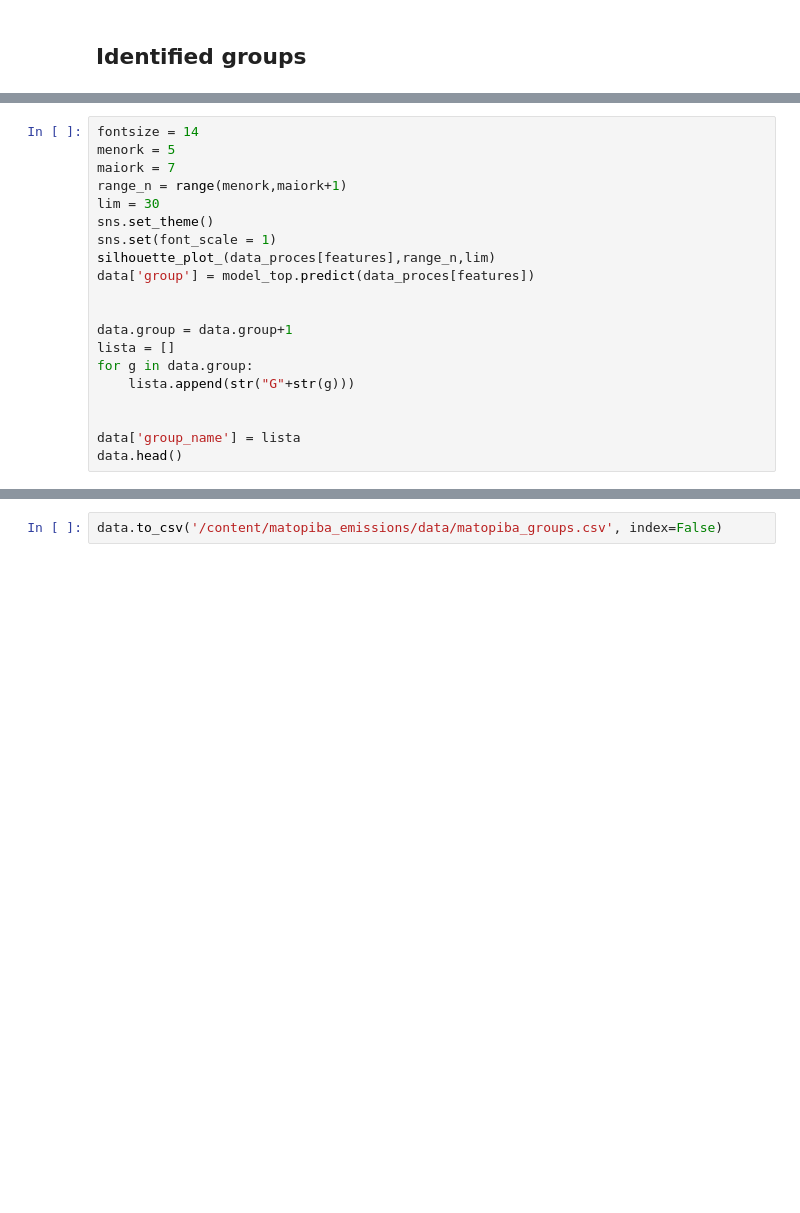
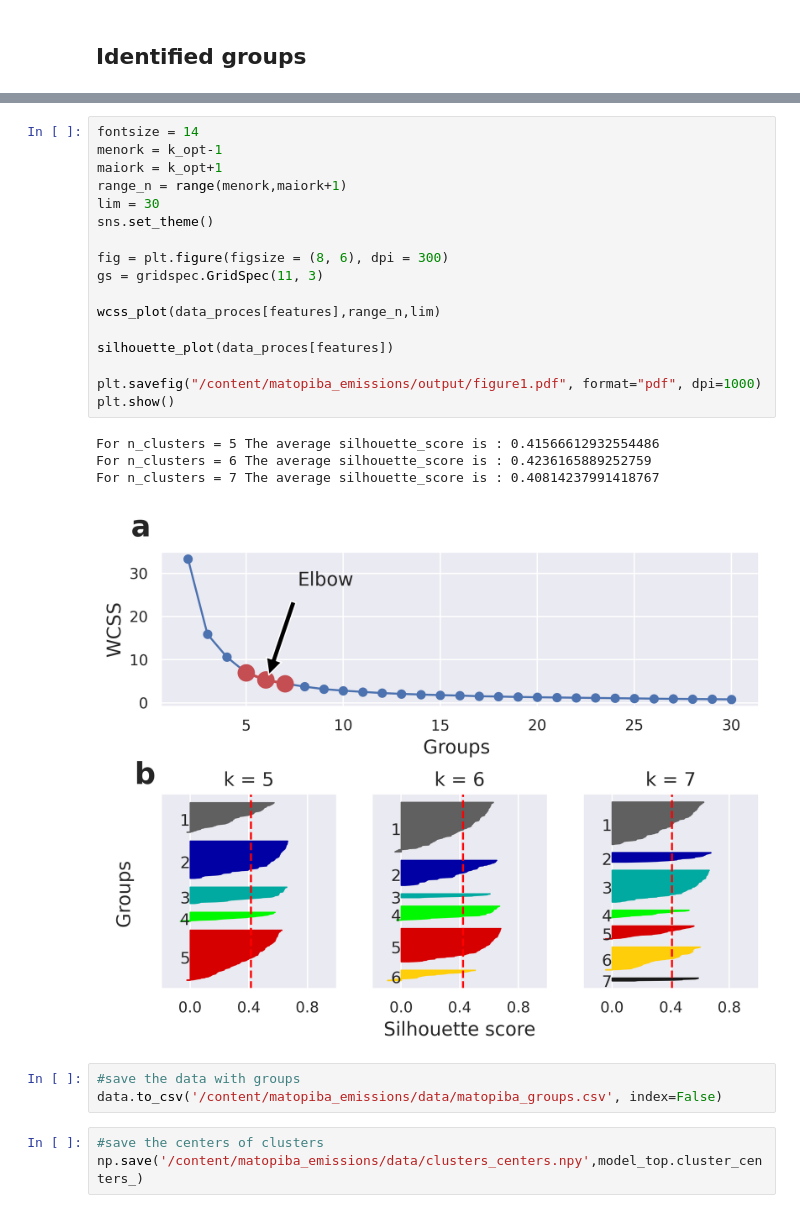
Before and after one commit to lucas-fpaiva/matopiba_emissions, a Jupyter notebook: code/part1_groups_identification.ipynb, the cells around one changed output, grey strips where cells are left out. Cells and saved outputs as stored; diff of their text form; blank space fills up the shorter version.

```diff
--- a/code/part1_groups_identification.ipynb
+++ b/code/part1_groups_identification.ipynb
@@ -252,23 +248,3 @@ correct_color = [(0.3764705882352941, 0.3764705882352941, 0.3764705882352941, 1)
                  (0.8431372549019608, 0, 0, 1),
                  (1.0, 0.807843137254902, 0.0392156862745098, 1),
                  (0.1, 0.1, 0.1, 1)]
-# %%
-fontsize = 14
-menork = 5
-maiork = 7
-range_n = range(menork,maiork+1)
-lim = 30
-sns.set_theme()
-sns.set(font_scale = 1)
-silhouette_plot_(data_proces[features],range_n,lim)
-data['group'] = model_top.predict(data_proces[features])
-
-
-data.group = data.group+1
-lista = []
-for g in data.group:
-    lista.append(str("G"+str(g)))
-
-
-data['group_name'] = lista
-data.head()
@@ -300,2 +251,28 @@ See the caveats in the documentation: https://pandas.pydata.org/pandas-docs/stab
+# %%
+fontsize = 14
+menork = k_opt-1
+maiork = k_opt+1
+range_n = range(menork,maiork+1)
+lim = 30
+sns.set_theme()
+
+fig = plt.figure(figsize = (8, 6), dpi = 300)
+gs = gridspec.GridSpec(11, 3)
+
+wcss_plot(data_proces[features],range_n,lim)
+
+silhouette_plot(data_proces[features])
+
+plt.savefig("/content/matopiba_emissions/output/figure1.pdf", format="pdf", dpi=1000)
+plt.show()
+# %% [output]
+For n_clusters = 5 The average silhouette_score is : 0.41566612932554486
+For n_clusters = 6 The average silhouette_score is : 0.4236165889252759
+For n_clusters = 7 The average silhouette_score is : 0.40814237991418767
+[figure, added]
 # %%
+#save the data with groups
 data.to_csv('/content/matopiba_emissions/data/matopiba_groups.csv', index=False)
+# %%
+#save the centers of clusters
+np.save('/content/matopiba_emissions/data/clusters_centers.npy',model_top.cluster_centers_)
```
Also changed, not shown: parts of 11 cells of this notebook.
